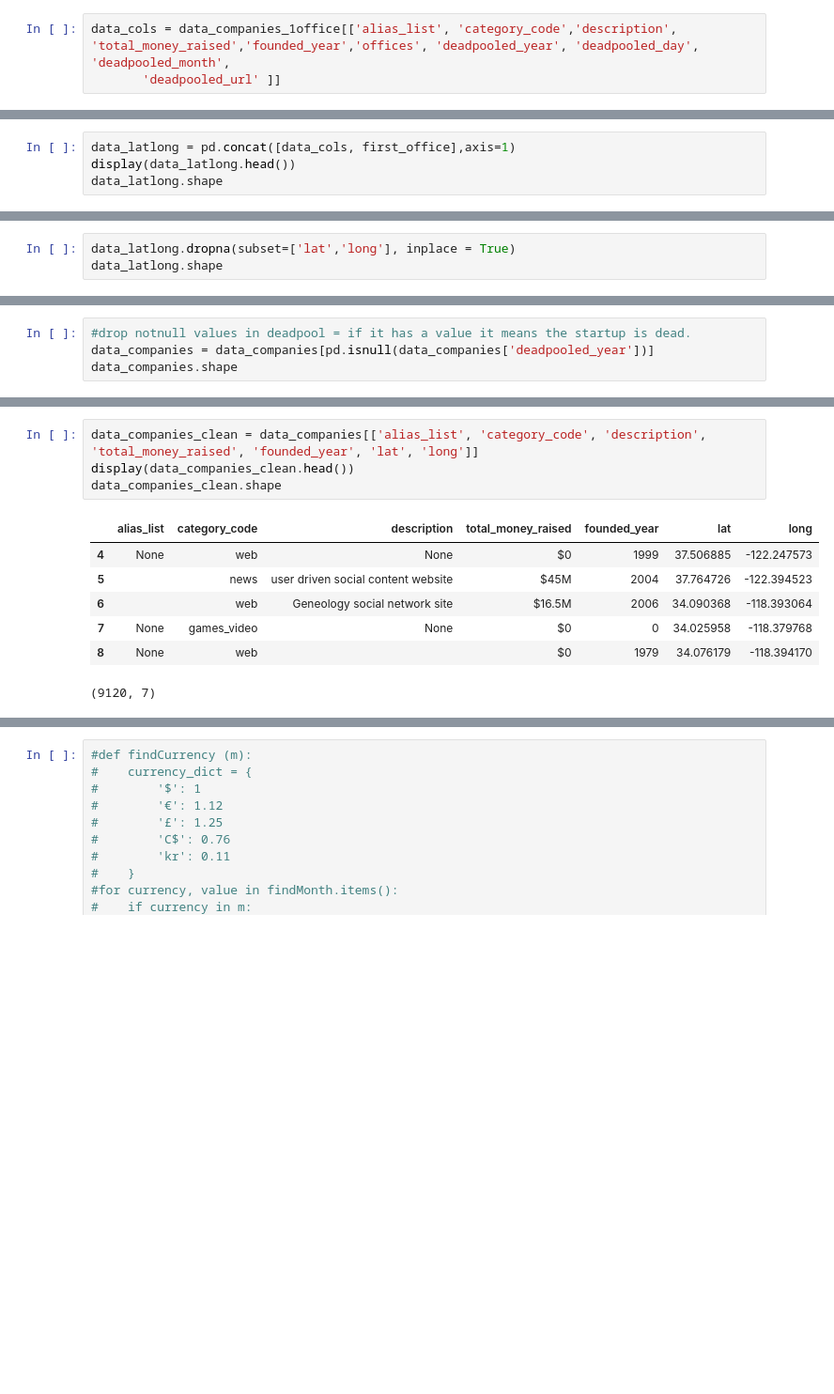
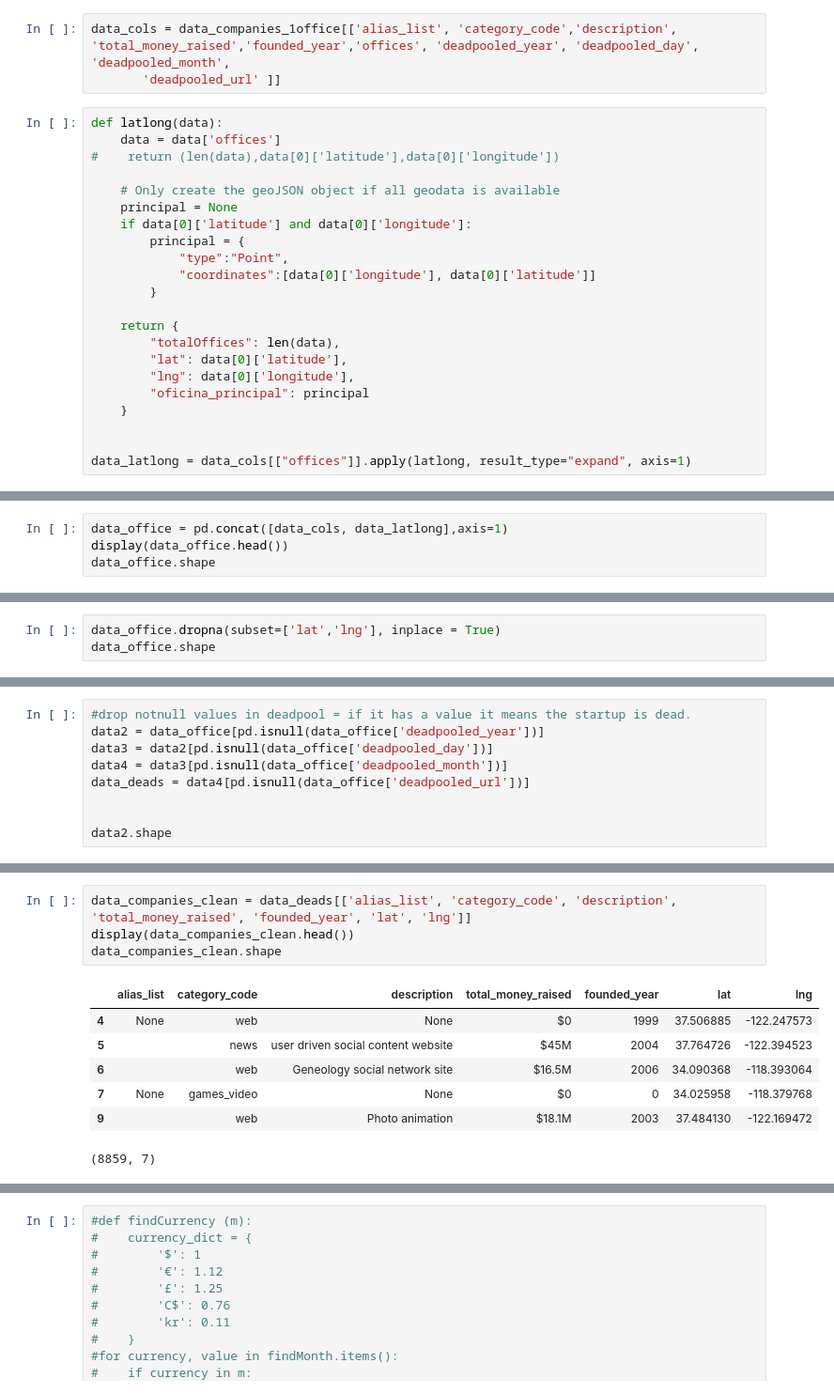
Before and after one commit to aiborra11/Geoquery-project, a Jupyter notebook: Untitled.ipynb, the cells around one changed output, grey strips where cells are left out. Shown at 94% size. Drawn from its saved outputs; the diff is of its cells as text; blank space fills up the shorter version.

Commit message:
cleaning

```diff
--- a/Untitled.ipynb
+++ b/Untitled.ipynb
@@ -66,3 +86,25 @@ def fixints(df, col):
 # %%
 data_cols = data_companies_1office[['alias_list', 'category_code','description', 'total_money_raised','founded_year','offices', 'deadpooled_year', 'deadpooled_day', 'deadpooled_month',
        'deadpooled_url' ]]
+# %%
+def latlong(data):
+    data = data['offices']
+#    return (len(data),data[0]['latitude'],data[0]['longitude'])
+
+    # Only create the geoJSON object if all geodata is available
+    principal = None
+    if data[0]['latitude'] and data[0]['longitude']:
+        principal = {
+            "type":"Point",
+            "coordinates":[data[0]['longitude'], data[0]['latitude']]
+        }
+
+    return {
+        "totalOffices": len(data),
+        "lat": data[0]['latitude'],
+        "lng": data[0]['longitude'],
+        "oficina_principal": principal
+    }
+
+
+data_latlong = data_cols[["offices"]].apply(latlong, result_type="expand", axis=1)
@@ -88,7 +126,7 @@ display(first_office.head())
 # %%
-data_latlong = pd.concat([data_cols, first_office],axis=1)
-display(data_latlong.head())
-data_latlong.shape
+data_office = pd.concat([data_cols, data_latlong],axis=1)
+display(data_office.head())
+data_office.shape
 # %% [output]
 |  | alias_list | category_code | description | total_money_raised | founded_year | offices | deadpooled_year | ... |
 | 0 | Zoho ManageEngine | enterprise | Server Management Software | $0 | 1996 | [{'description': 'Headquarters', ... | 2.0 | ... |
@@ -100,4 +138,4 @@ data_latlong.shape
 # %%
-data_latlong.dropna(subset=['lat','long'], inplace = True)
-data_latlong.shape
+data_office.dropna(subset=['lat','lng'], inplace = True)
+data_office.shape
 # %% [output]
@@ -111,5 +147,10 @@ data_companies.shape
 # %%
 #drop notnull values in deadpool = if it has a value it means the startup is dead.
-data_companies = data_companies[pd.isnull(data_companies['deadpooled_year'])]
-data_companies.shape
+data2 = data_office[pd.isnull(data_office['deadpooled_year'])]
+data3 = data2[pd.isnull(data_office['deadpooled_day'])]
+data4 = data3[pd.isnull(data_office['deadpooled_month'])]
+data_deads = data4[pd.isnull(data_office['deadpooled_url'])]
+
+
+data2.shape
 # %% [output]
@@ -117,12 +167,12 @@ data_companies.shape
 # %%
-data_companies_clean = data_companies[['alias_list', 'category_code', 'description', 'total_money_raised', 'founded_year', 'lat', 'long']]
+data_companies_clean = data_deads[['alias_list', 'category_code', 'description', 'total_money_raised', 'founded_year', 'lat', 'lng']]
 display(data_companies_clean.head())
 data_companies_clean.shape
 # %% [output]
-|  | alias_list | category_code | description | total_money_raised | founded_year | lat | long |
+|  | alias_list | category_code | description | total_money_raised | founded_year | lat | lng |
 | 4 | None | web | None | $0 | 1999 | 37.506885 | -122.247573 |
 | 5 |  | news | user driven social content website | $45M | 2004 | 37.764726 | -122.394523 |
 | 6 |  | web | Geneology social network site | $16.5M | 2006 | 34.090368 | -118.393064 |
 | 7 | None | games_video | None | $0 | 0 | 34.025958 | -118.379768 |
-| 8 | None | web |  | $0 | 1979 | 34.076179 | -118.394170 |
+| 9 |  | web | Photo animation | $18.1M | 2003 | 37.484130 | -122.169472 |
-(9120, 7)
+(8859, 7)
```
Also changed, not shown: parts of 26 cells of this notebook.
